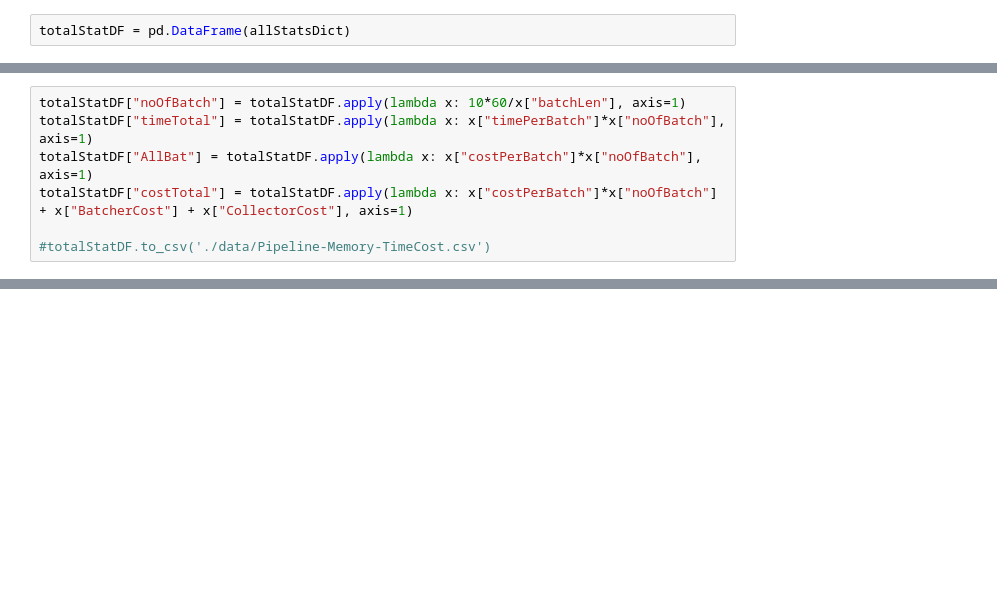
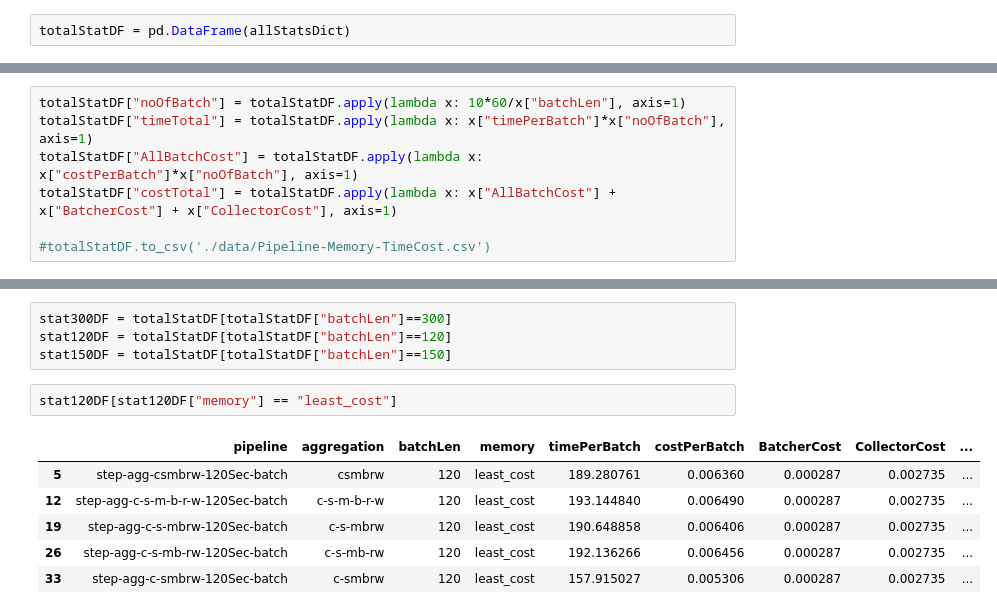
Before and after one commit to serverless-video-processing/lambda-pipeline, a Jupyter notebook: lambda-code-step/analysis/batch-collect-plots.ipynb, the cells around one changed output, grey strips where cells are left out. Drawn from its saved outputs; the diff is of its cells as text; blank space fills up the shorter version.

```diff
--- a/lambda-code-step/analysis/batch-collect-plots.ipynb
+++ b/lambda-code-step/analysis/batch-collect-plots.ipynb
@@ -386,7 +392,7 @@ totalStatDF[totalStatDF["batchLen"]==300]
 # %%
 totalStatDF["noOfBatch"] = totalStatDF.apply(lambda x: 10*60/x["batchLen"], axis=1)
 totalStatDF["timeTotal"] = totalStatDF.apply(lambda x: x["timePerBatch"]*x["noOfBatch"], axis=1)
-totalStatDF["AllBat"] = totalStatDF.apply(lambda x: x["costPerBatch"]*x["noOfBatch"], axis=1)
-totalStatDF["costTotal"] = totalStatDF.apply(lambda x: x["costPerBatch"]*x["noOfBatch"] + x["BatcherCost"] + x["CollectorCost"], axis=1)
+totalStatDF["AllBatchCost"] = totalStatDF.apply(lambda x: x["costPerBatch"]*x["noOfBatch"], axis=1)
+totalStatDF["costTotal"] = totalStatDF.apply(lambda x: x["AllBatchCost"] + x["BatcherCost"] + x["CollectorCost"], axis=1)
 
 #totalStatDF.to_csv('./data/Pipeline-Memory-TimeCost.csv')
@@ -412,0 +399,13 @@ totalStatDF[totalStatDF["batchLen"]==120]
+# %%
+stat300DF = totalStatDF[totalStatDF["batchLen"]==300]
+stat120DF = totalStatDF[totalStatDF["batchLen"]==120]
+stat150DF = totalStatDF[totalStatDF["batchLen"]==150]
+# %%
+stat120DF[stat120DF["memory"] == "least_cost"]
+# %% [output]
+|  | pipeline | aggregation | batchLen | memory | timePerBatch | costPerBatch | BatcherCost | CollectorCost | ... |
+| 5 | step-agg-csmbrw-120Sec-batch | csmbrw | 120 | least_cost | 189.280761 | 0.006360 | 0.000287 | 0.002735 | ... |
+| 12 | step-agg-c-s-m-b-r-w-120Sec-batch | c-s-m-b-r-w | 120 | least_cost | 193.144840 | 0.006490 | 0.000287 | 0.002735 | ... |
+| 19 | step-agg-c-s-mbrw-120Sec-batch | c-s-mbrw | 120 | least_cost | 190.648858 | 0.006406 | 0.000287 | 0.002735 | ... |
+| 26 | step-agg-c-s-mb-rw-120Sec-batch | c-s-mb-rw | 120 | least_cost | 192.136266 | 0.006456 | 0.000287 | 0.002735 | ... |
+| 33 | step-agg-c-smbrw-120Sec-batch | c-smbrw | 120 | least_cost | 157.915027 | 0.005306 | 0.000287 | 0.002735 | ... |
```
Also changed, not shown: parts of 6 cells of this notebook, 1 other file.
